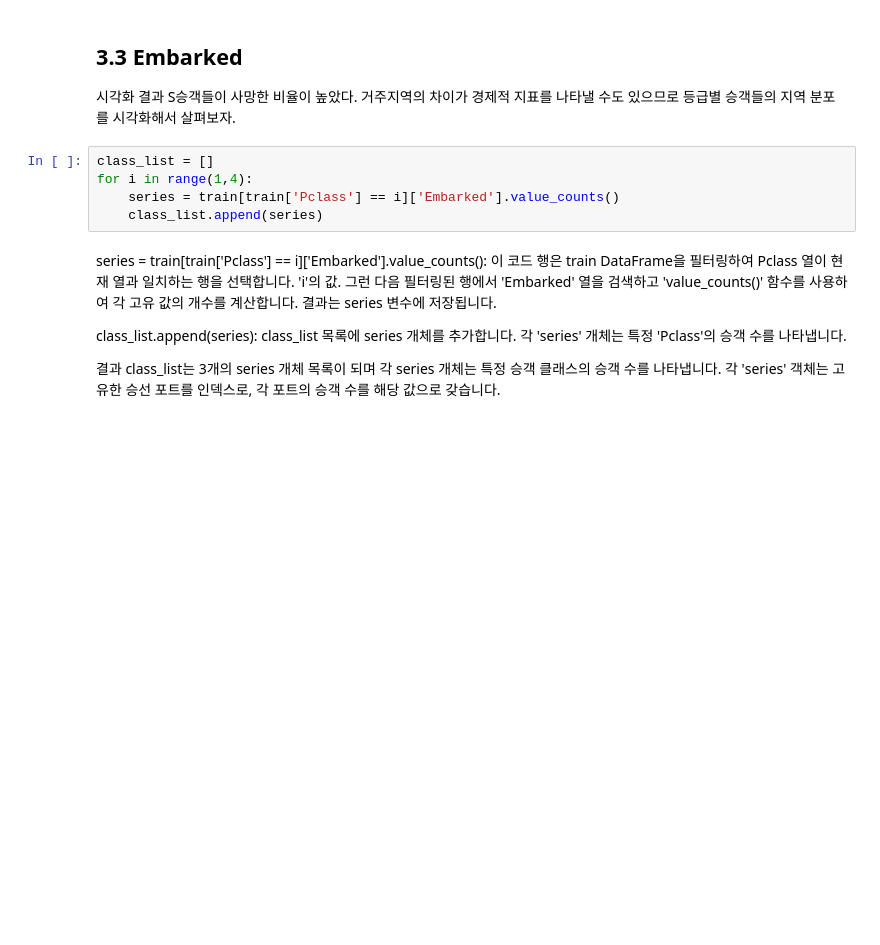
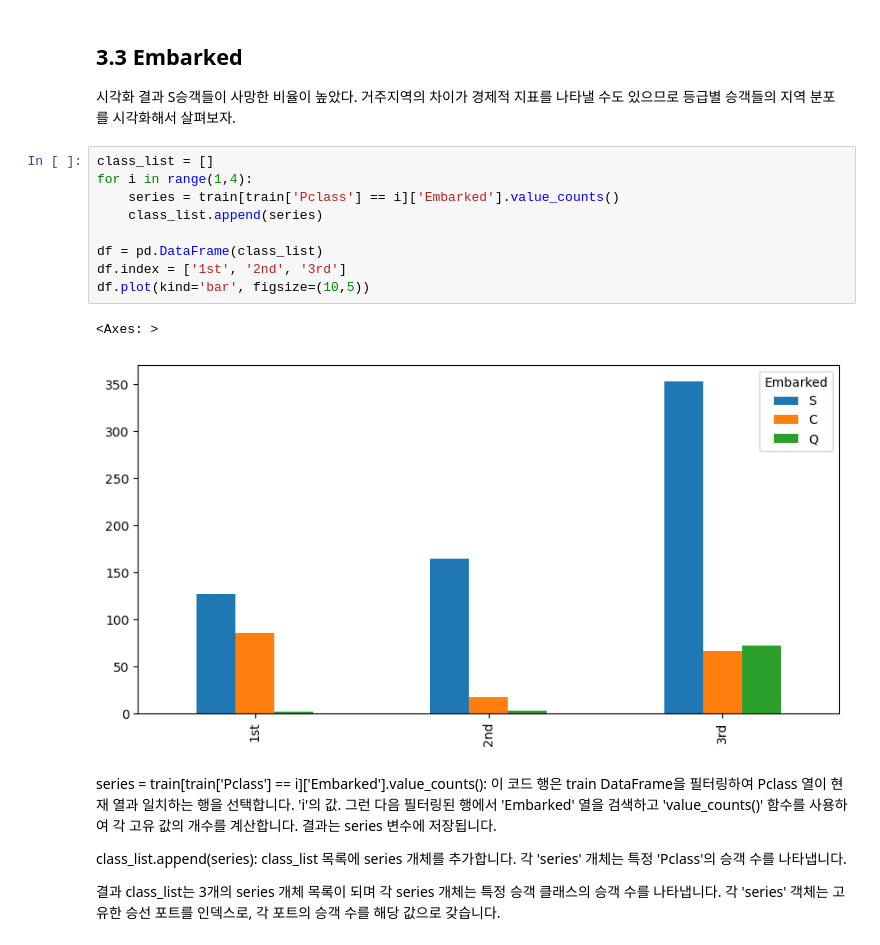
Before and after one commit to Hyeonjun-Heo/Titanic, a Jupyter notebook: tytanic-model.ipynb, the cells around one changed output. Saved outputs shown, nothing was run; the diff lists cells and outputs as text; blank space fills up the shorter version.

```diff
--- a/tytanic-model.ipynb
+++ b/tytanic-model.ipynb
@@ -238,8 +237,15 @@ train.head()
 # %%
 class_list = []
 for i in range(1,4):
     series = train[train['Pclass'] == i]['Embarked'].value_counts()
     class_list.append(series)
+
+df = pd.DataFrame(class_list)
+df.index = ['1st', '2nd', '3rd']
+df.plot(kind='bar', figsize=(10,5))
+# %% [output]
+<Axes: >
+[figure, added]
 # %% [markdown]
 series = train[train['Pclass'] == i]['Embarked'].value_counts(): 이 코드 행은 train DataFrame을 필터링하여 Pclass 열이 현재 열과 일치하는 행을 선택합니다. 'i'의 값. 그런 다음 필터링된 행에서 'Embarked' 열을 검색하고 'value_counts()' 함수를 사용하여 각 고유 값의 개수를 계산합니다. 결과는 series 변수에 저장됩니다.
 
```
Also changed, not shown: parts of 22 cells of this notebook.
